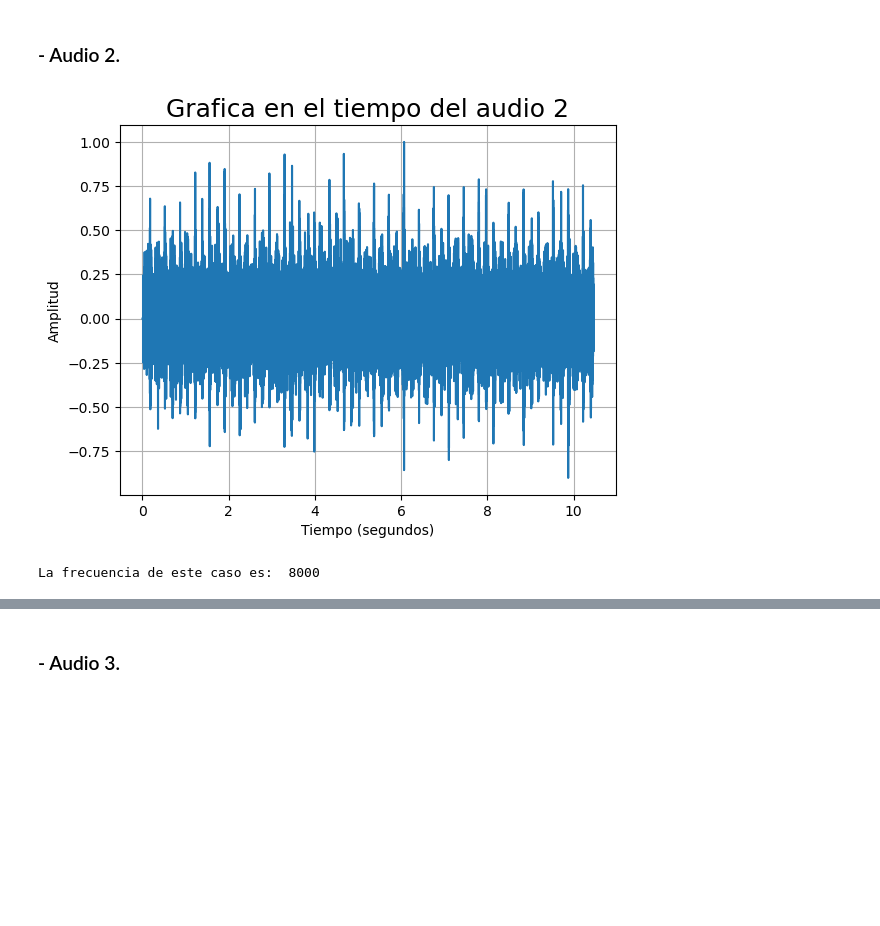
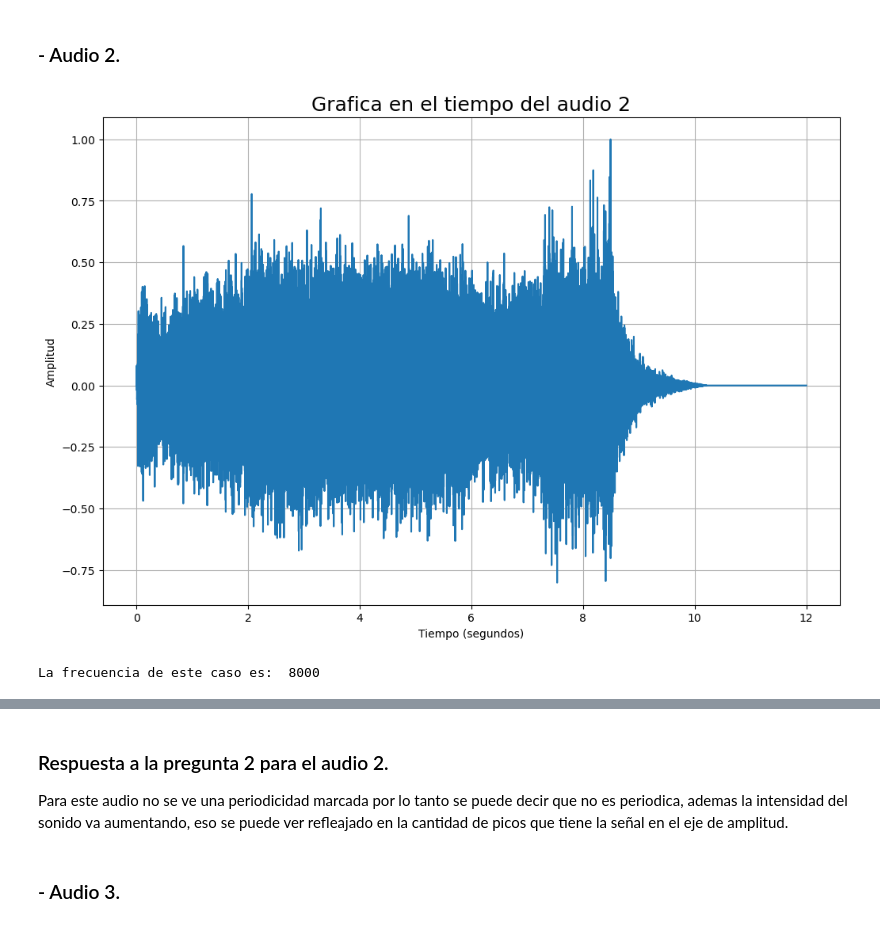
Before and after one commit to JoseOrtiz23/Proyecto_Final_PDS_2023_1, a Jupyter notebook: Proyecto_Final_OrtizMiranda_JoseDavid.ipynb, the cells around one changed output, grey strips where cells are left out. Cells and saved outputs as stored; diff of their text form; code cells hidden in the pictures; blank space fills up the shorter version.

```diff
--- a/Proyecto_Final_OrtizMiranda_JoseDavid.ipynb
+++ b/Proyecto_Final_OrtizMiranda_JoseDavid.ipynb
@@ -43,24 +54,29 @@ La frecuencia de este caso es:  8000
 # %% [markdown]
 ### - Audio 2.
 # %%
-file_audio_1=('prensa_industrial.wav') # Ruta del archivo con la senal
-fs, y=read(file_audio_1) # Cargar el archivo
-y = y / np.max(np.abs(y)) # escala la amplitud de la senal
-t=np.arange(0, float(len(y))/fs, 1.0/fs) # Vector de tiempo
-plt.plot(t,y) # Dibujar la grafica
+file_audio_2=('taladro.wav') # Ruta del archivo con la senal
+fs, x=read(file_audio_2) # Cargar el archivo
+x = x / np.max(np.abs(x)) # escala la amplitud de la senal
+t=np.arange(0, float(len(x))/fs, 1.0/fs) # Vector de tiempo
+plt.figure(figsize=(12,8))
+plt.plot(t,x) # Dibujar la grafica
 plt.grid()
 
 # Los siguientes dos comandos dibujan las etiquetas de los ejes
 plt.title("Grafica en el tiempo del audio 2",fontsize = 18)
 plt.xlabel('Tiempo (segundos)') # Etiqueta eje X
 plt.ylabel('Amplitud') # Etiqueta eje Y
 plt.show() # Mostrar la grafica
 print("La frecuencia de este caso es: ",fs)
-Audio(y, rate=fs) # para escuchar la senal
+Audio(x, rate=fs) # para escuchar la senal
 # %% [output]
-[figure, old version]
+[figure, new version]
 La frecuencia de este caso es:  8000
 [interactive output not drawn]
+# %% [markdown]
+### Respuesta a la pregunta 2 para el audio 2.
+
+Para este audio no se ve una periodicidad marcada por lo tanto se puede decir que no es periodica, ademas la intensidad del sonido va aumentando, eso se puede ver refleajado en la cantidad de picos que tiene la señal en el eje de amplitud.
 # %% [markdown]
 ### - Audio 3.
 # %%
```
Also changed, not shown: parts of 30 cells of this notebook, 5 other files.
